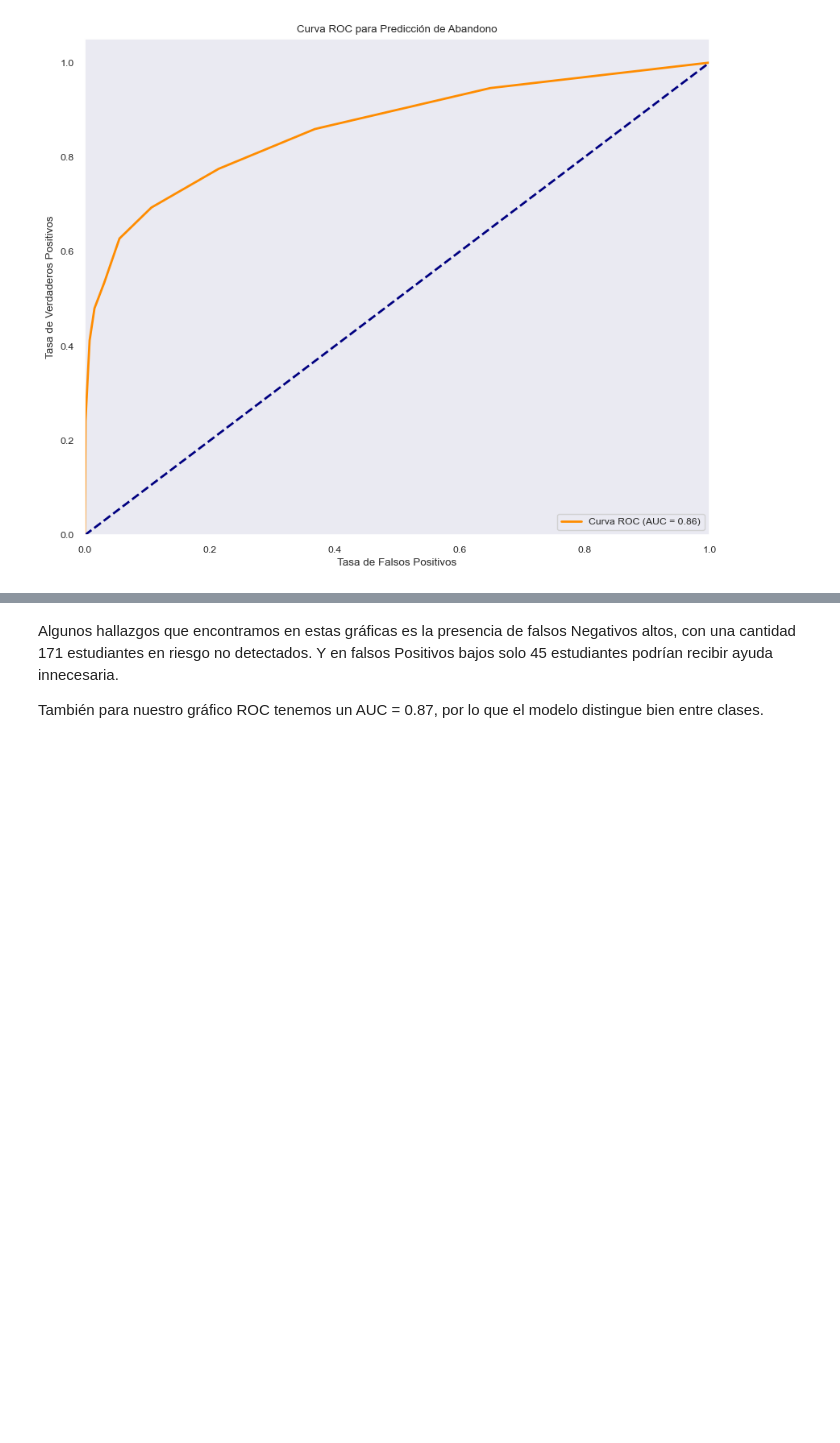
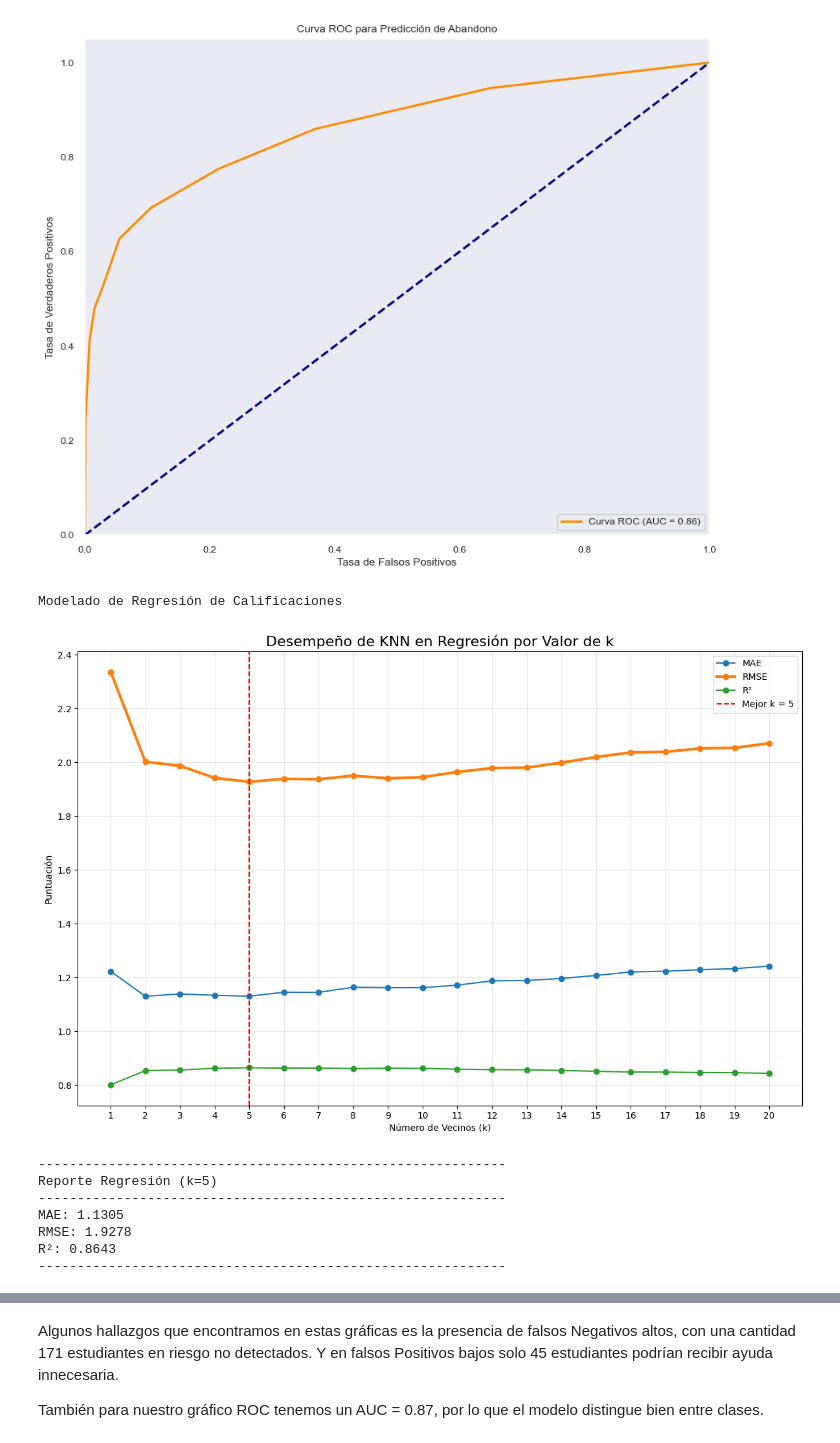
Before and after one commit to MariaClara091/jbook_mlproyect, a Jupyter notebook: _sources/Prueba.ipynb, the cells around one changed output, grey strips where cells are left out. Cells and saved outputs as stored; diff of their text form; code cells hidden in the pictures; blank space fills up the shorter version.

```diff
--- a/_sources/Prueba.ipynb
+++ b/_sources/Prueba.ipynb
@@ -743,3 +743,81 @@ plt.show()
 # %% [output]
 Mejor valor de k: 9
 [figure]
+# %%
+print("Modelado de Regresión de Calificaciones")
+calificacion_col = 'Curricular units 2nd sem (grade)'
+if calificacion_col in dataset.columns:
+    y_reg = dataset[calificacion_col]
+    X_reg = dataset
+    X_reg_train, X_reg_test, y_reg_train, y_reg_test = train_test_split(
+        X_reg, y_reg, test_size=0.3, random_state=42
+    )
+    numeric_cols_reg = X_reg_train.select_dtypes(include=['number']).columns.tolist()
+    scaler_reg = StandardScaler()
+    X_reg_train_scaled = scaler_reg.fit_transform(X_reg_train[numeric_cols_reg])
+    X_reg_test_scaled = scaler_reg.transform(X_reg_test[numeric_cols_reg])
+    K_LIST = range(1, 21)
+    reg_results = []
+
+    for k in K_LIST:
+        model = KNeighborsRegressor(n_neighbors=k)
+        model.fit(X_reg_train_scaled, y_reg_train)
+        y_pred = model.predict(X_reg_test_scaled)
+        reg_results.append({
+            'k': k,
+            'mae': mean_absolute_error(y_reg_test, y_pred),
+            'rmse': np.sqrt(mean_squared_error(y_reg_test, y_pred)),
+            'r2': r2_score(y_reg_test, y_pred)
+        })
+
+    reg_results_df = pd.DataFrame(reg_results)
+    best_k_reg = int(reg_results_df.sort_values('rmse').iloc[0]['k'])
+    plt.figure(figsize=(12, 8))
+    plt.plot(reg_results_df['k'], reg_results_df['mae'], 'o-', label='MAE')
+    plt.plot(reg_results_df['k'], reg_results_df['rmse'], 'o-', label='RMSE', linewidth=3)
+    plt.plot(reg_results_df['k'], reg_results_df['r2'], 'o-', label='R²')
+    plt.axvline(best_k_reg, color='r', linestyle='--', label=f'Mejor k = {best_k_reg}')
+    plt.title('Desempeño de KNN en Regresión por Valor de k', fontsize=16)
+    plt.xlabel('Número de Vecinos (k)')
+    plt.ylabel('Puntuación')
+    plt.legend()
+    plt.grid(True, alpha=0.3)
+    plt.xticks(K_LIST)
+    plt.tight_layout()
+    plt.show()
+
+    knn_reg = KNeighborsRegressor(n_neighbors=best_k_reg)
+    knn_reg.fit(X_reg_train_scaled, y_reg_train)
+    y_reg_pred = knn_reg.predict(X_reg_test_scaled)
+
+    print("\n" + "-"*60)
+    print(f"Reporte Regresión (k={best_k_reg})")
+    print("-"*60)
+    print(f"MAE: {mean_absolute_error(y_reg_test, y_reg_pred):.4f}")
+    print(f"RMSE: {np.sqrt(mean_squared_error(y_reg_test, y_reg_pred)):.4f}")
+    print(f"R²: {r2_score(y_reg_test, y_reg_pred):.4f}")
+    print("-"*60)
+    plt.figure(figsize=(10, 8))
+    plt.scatter(y_reg_test, y_reg_pred, alpha=0.6, color='teal')
+    plt.plot([y_reg_test.min(), y_reg_test.max()],
+             [y_reg_test.min(), y_reg_test.max()],
+             '--r', linewidth=2, label='Línea de perfecta predicción')
+    plt.title('Valores Reales vs Predicciones (Calificaciones)', fontsize=16)
+    plt.xlabel('Calificaciones Reales')
+    plt.ylabel('Calificaciones Predichas')
+    plt.legend()
+    plt.grid(True, alpha=0.3)
+    plt.tight_layout()
+    plt.show()
+else:
+    print(f"\nAdvertencia: No se encontró la columna '{calificacion_col}' para regresión")
+# %% [output]
+Modelado de Regresión de Calificaciones
+[figure, added]
+------------------------------------------------------------
+Reporte Regresión (k=5)
+------------------------------------------------------------
+MAE: 1.1305
+RMSE: 1.9278
+R²: 0.8643
+------------------------------------------------------------
```
Also changed, not shown: parts of 1 cell of this notebook, 4 other files.
